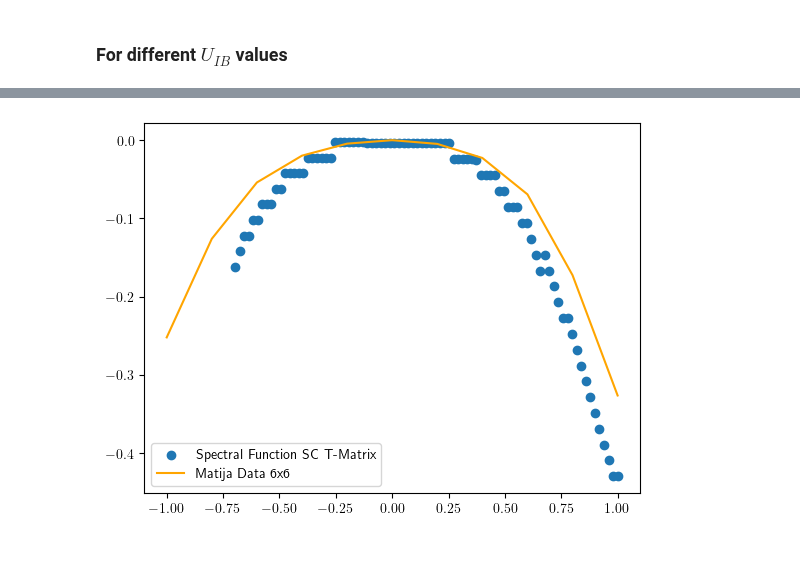
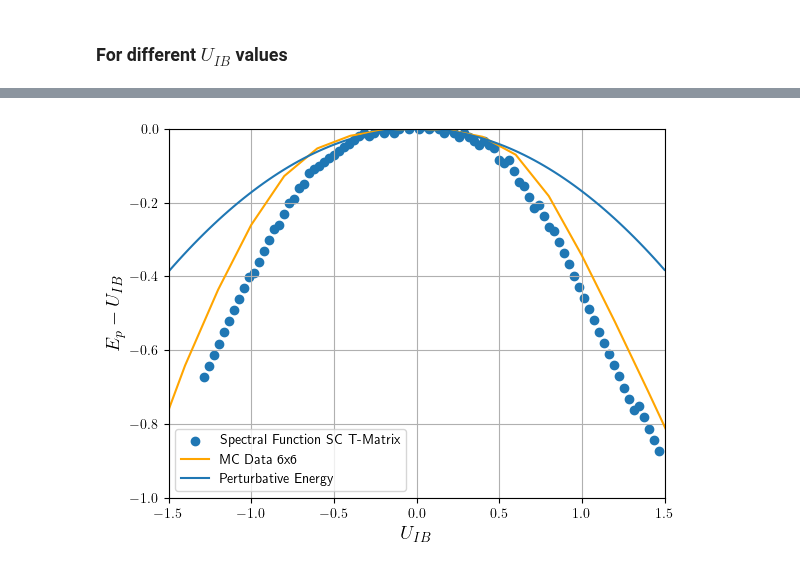
Before and after one commit to ragheedalhyder/BoseHubbard, a Jupyter notebook: src/Comparison_MC.ipynb, the cells around one changed output, grey strips where cells are left out. Saved outputs shown, nothing was run; the diff lists cells and outputs as text; code cells hidden in the pictures.

```diff
--- a/src/Comparison_MC.ipynb
+++ b/src/Comparison_MC.ipynb
@@ -38,8 +38,8 @@ M = Lx * Ly
 
 grid = Grid(Lx, Ly)
 
-num_en = 150 #150 # 100
-num_UIB = 100 # 100
+num_en = 250 #150 # 100
+num_UIB = 150 # 100
 en_vector = np.linspace(-2,1,num_en)
 UIBs = np.linspace(-1.5, 1.5, num_UIB)
 # %%
@@ -449,0 +449,11 @@ plt.show()
+# %%
+from scipy.interpolate import interp1d
+
+# Create an interpolation function that allows extrapolation
+f = interp1d(uibmatija, Eimpmatija, fill_value="extrapolate", bounds_error=False)
+
+# Calculate the interpolated function at UIBs
+interpolated_values = f(UIBs)
+
+# Plot the interpolated values
+plt.plot(UIBs, interpolated_values, label="Interpolated values")
@@ -450,50 +502,59 @@ plt.show()
 # %%
 from scipy.optimize import curve_fit
 import numpy as np
+
+import csv
+import matplotlib.pyplot as plt
+
+
+
+# u_ib = []
+# E_imp = []
+# # Convert string data to float
+# u_ib_cond = np.zeros(len(data['u_ib']))
+# for i in np.arange(0,len(data['u_ib'])):
+#     u_ib.append(float(data['u_ib'][i]))
+#     E_imp.append(float(data['E_p'][i]))
+
+# u_ib_np = np.array(u_ib).T
+# E_imp_np = np.array(E_imp)
+
 
 # Define the fit function
 def fit_func(x, alpha):
     return alpha * x**2
 
-
-# Find the index of the maximum value in each row of SpectralFuncs
-
-# Limit SpectralFuncs to the first 80 elements of each row
-SpectralFuncs_mod = SpectralFuncs[:, :80]
-
-# Find the index of the maximum value in each row of SpectralFuncs
-indices_of_max = np.argmax(SpectralFuncs_mod, axis=1)
-
-
-# Use these indices to extract the corresponding values from en_vector
-max_values = en_vector[indices_of_max]
-max_values[0:15] = UIBs[0:15]
-# Get the data to fit
-x = UIBs[15:]
-y = max_values[15:] - UIBs[15:]
+x = UIBs_cond
+y = max_indices_cond - UIBs_cond #+np.min(np.abs(max_indices_cond - UIBs_cond))
 
 # Fit the data to the fit function
 popt, pcov = curve_fit(fit_func, x, y)
 
 # Get the fitted alpha
 alpha = popt[0]
 
 # Generate x values for the fitted function
-x_fit = np.linspace(-1, 1, 100)
+x_fit = np.linspace(-1.5, 1.5, 100)
 
 # Generate y values for the fitted function
 y_fit = fit_func(x_fit, alpha)
 
 # Plot the original data
 plt.scatter(x, y, label='Spectral Function SC T-Matrix')
 
 # Plot the fitted function
-# plt.plot(x_fit, y_fit, label='Fitted function')
-plt.plot(u_ib, result - u_ib, label='Matija Data 6x6', color='orange')
+# plt.plot(x_fit, y_fit, color='red', label='Fit: $y = \\alpha x^2$')
+plt.plot(uibmatija , Eimpmatija - uibmatija, label='MC Data 6x6', color='orange')
+plt.plot(UIBs, omega0s + omega1s + omega2s - UIBs, label='Perturbative Energy')
 # Add a legend
+plt.ylabel(r'$E_p - U_{IB}$', fontsize=14)
+plt.xlabel(r'$U_{IB}$', fontsize=14)
+plt.xlim(-1.5, 1.5)
+plt.ylim(-1.0, 0)
+plt.grid()
 plt.legend()
 
 # Show the plot
 plt.show()
 # %% [output]
-[figure, old version]
+[figure, new version]
```
Also changed, not shown: parts of 11 cells of this notebook, 2 other files.
